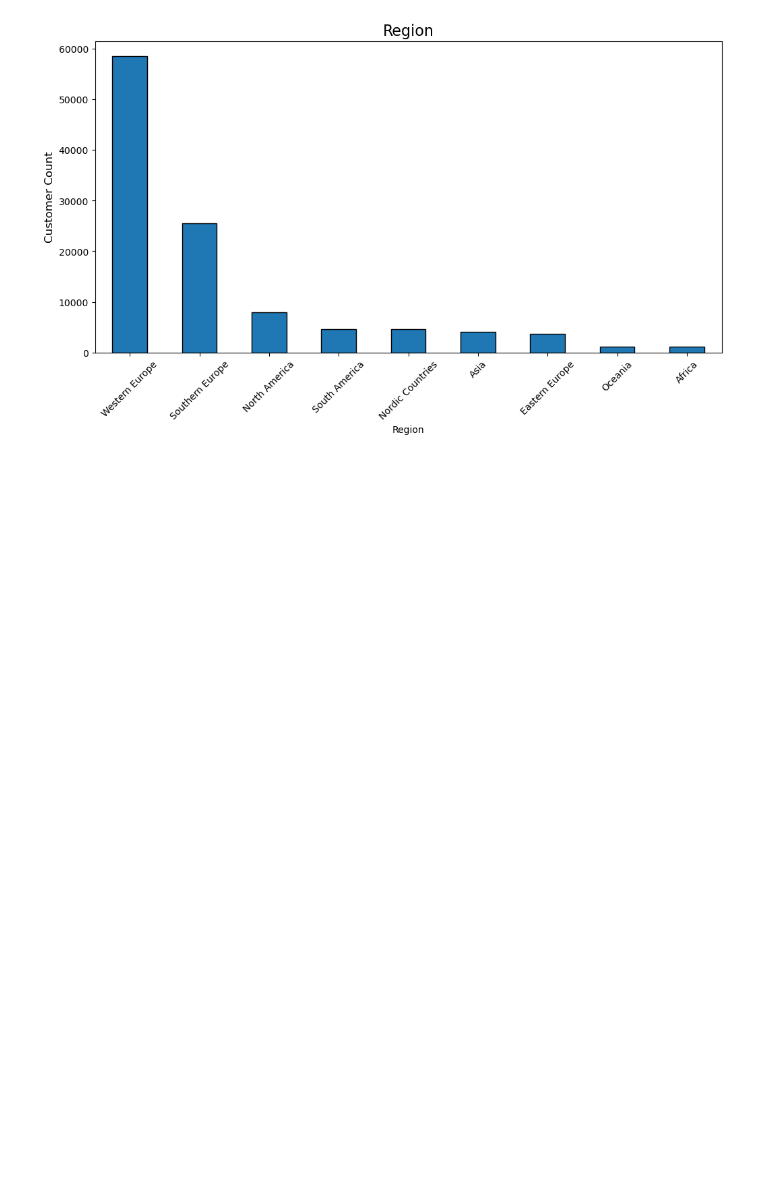
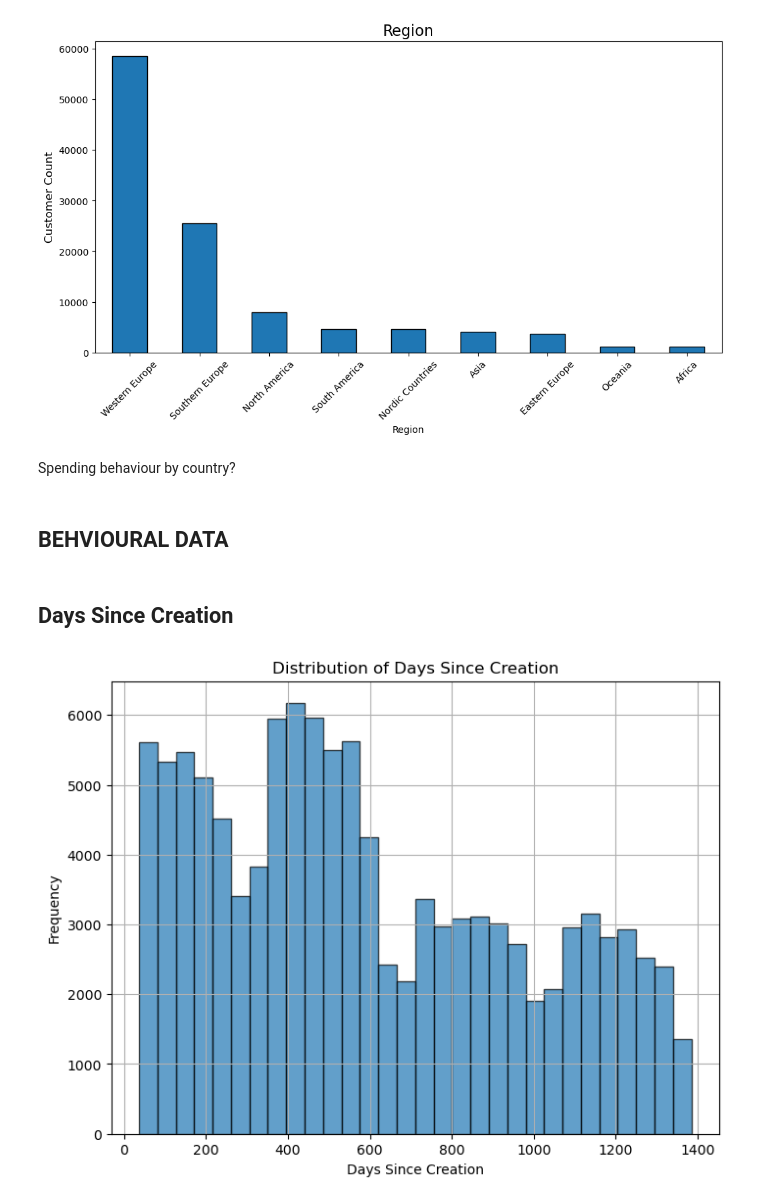
Before and after one commit to RubenCMarques/Hotel-Customer-Segmentation, a Jupyter notebook: Notebooks/Main_notebook.ipynb, the cells around one changed output. Saved outputs shown, nothing was run; the diff lists cells and outputs as text; code cells hidden in the pictures; blank space fills up the shorter version.

```diff
--- a/Notebooks/Main_notebook.ipynb
+++ b/Notebooks/Main_notebook.ipynb
@@ -479,3 +496,20 @@ plt.xticks(rotation=45)
 plt.show()
 # %% [output]
 [figure]
+# %% [markdown]
+Spending behaviour by country?
+# %% [markdown]
+## BEHVIOURAL DATA
+# %% [markdown]
+## Days Since Creation
+# %%
+# plot a histogram of DaysSinceCreation column
+plt.figure(figsize=(8, 6))
+plt.hist(data['DaysSinceCreation'], bins=30, edgecolor='black', alpha=0.7)
+plt.title('Distribution of Days Since Creation')
+plt.xlabel('Days Since Creation')
+plt.ylabel('Frequency')
+plt.grid(True)
+plt.show()
+# %% [output]
+[figure, added]
```
Also changed, not shown: parts of 20 cells of this notebook.
